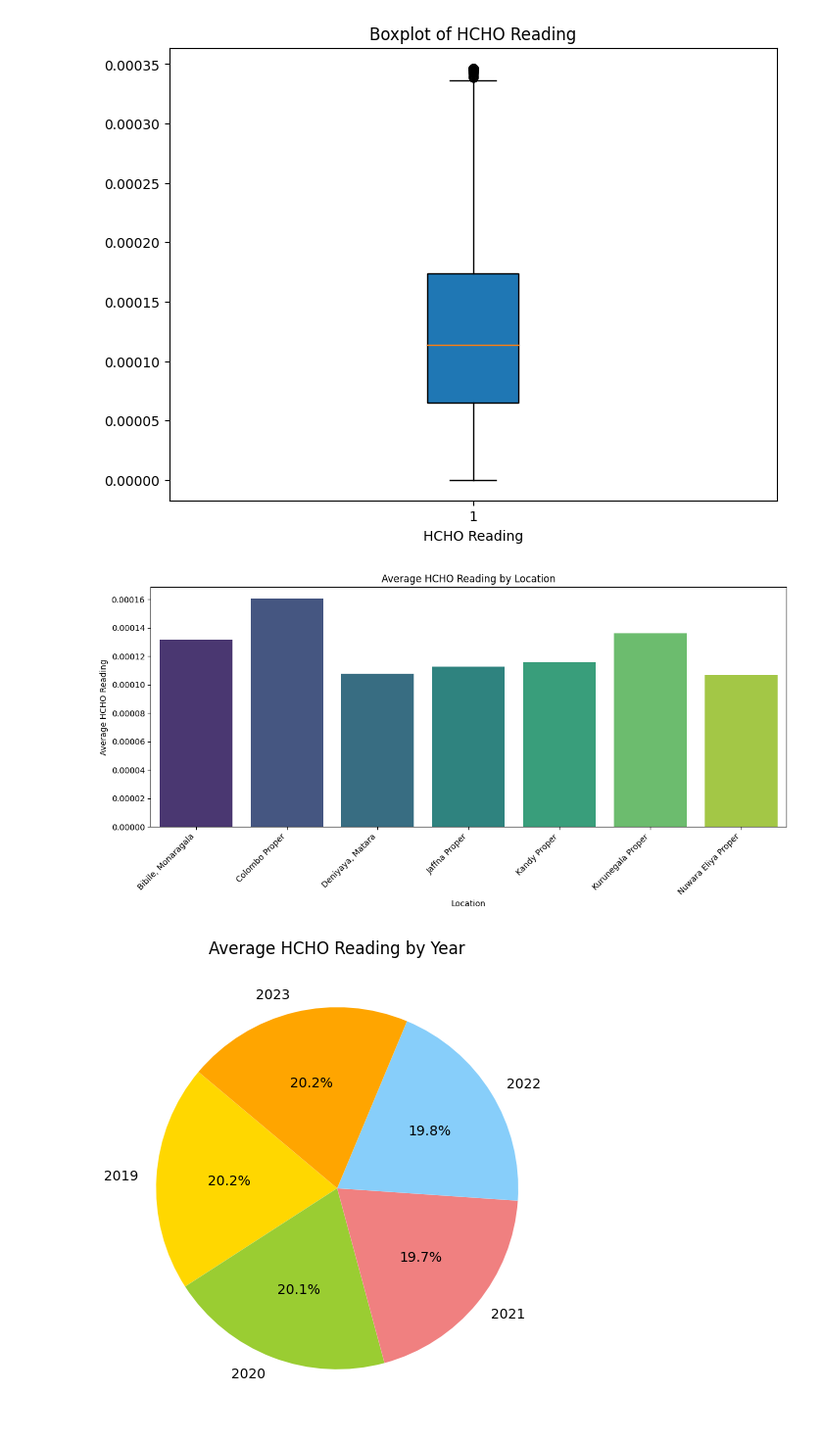
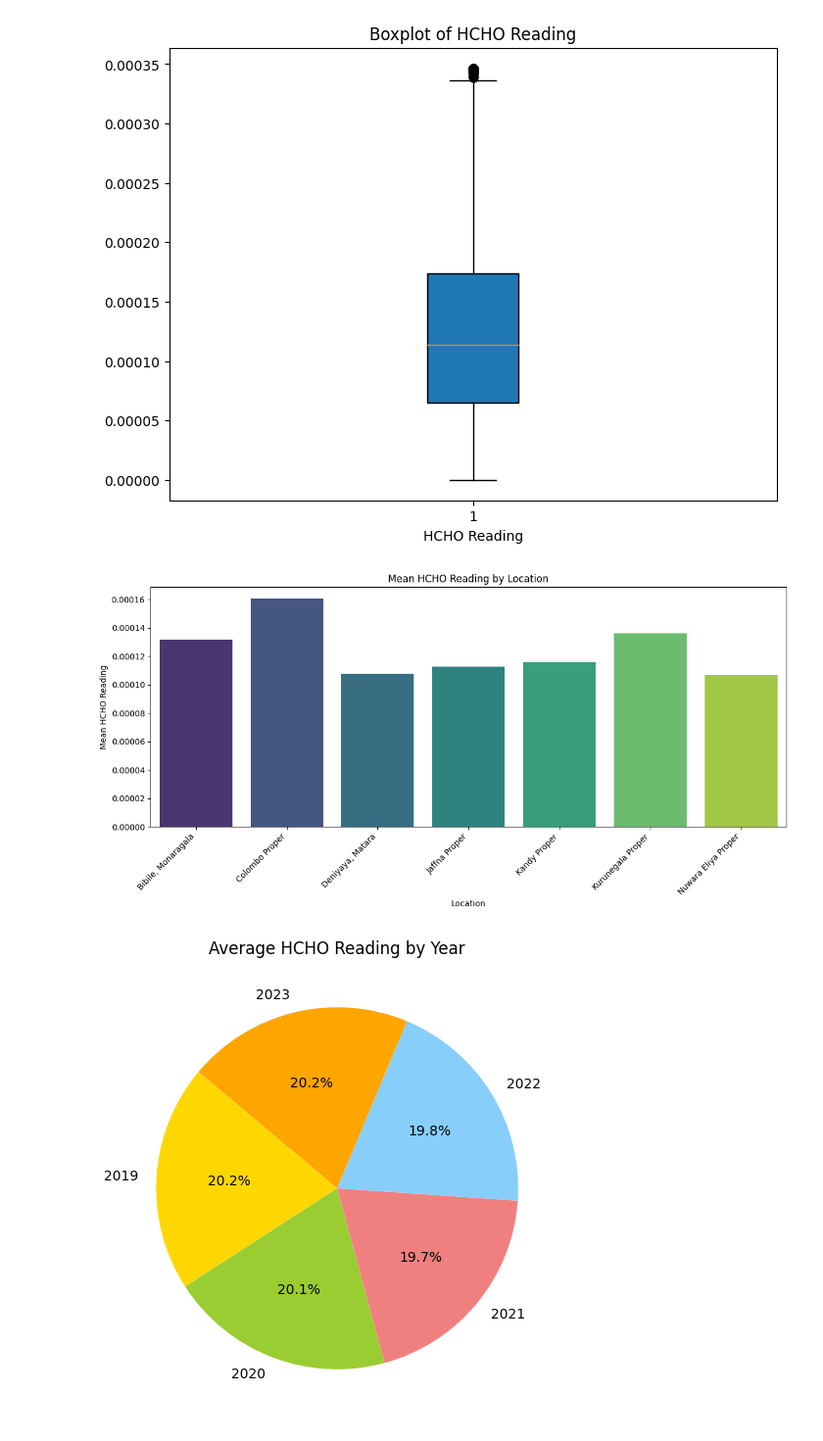
Before and after one commit to PehansiK/Analyzing-HCHO-Gas-in-Sri-Lanka, a Jupyter notebook: DataPreprocessing.ipynb, the cells around one changed output. Shown at 98% size. Cells and saved outputs as stored; diff of their text form; code cells hidden in the pictures.

Commit message:
Data Distribution Visualization #2

```diff
--- a/DataPreprocessing.ipynb
+++ b/DataPreprocessing.ipynb
@@ -497,18 +497,18 @@ plt.show()
 # %%
 # Calculate the average HCHO reading for each location
 avg_hcho_by_location = cleaned_full_pd.groupby('Location').agg({'HCHO reading': 'mean'}).reset_index()
 
 # Bar plot of Average HCHO Reading by Location
 plt.figure(figsize=(12, 6))
 sns.barplot(x='Location', y='HCHO reading', data=avg_hcho_by_location, hue='Location', palette='viridis')
 plt.xticks(rotation=45, ha='right')
-plt.title('Average HCHO Reading by Location')
+plt.title('Mean HCHO Reading by Location')
 plt.xlabel('Location')
-plt.ylabel('Average HCHO Reading')
+plt.ylabel('Mean HCHO Reading')
 plt.tight_layout()
 plt.show()
 # %% [output]
-[figure, old version]
+[figure, new version]
 # %%
 # Extract year from 'Current Date' column
 cleaned_full_df = cleaned_full_df.withColumn('Year', F.year('Current Date'))
```
Also changed, not shown: parts of 2 cells of this notebook.
